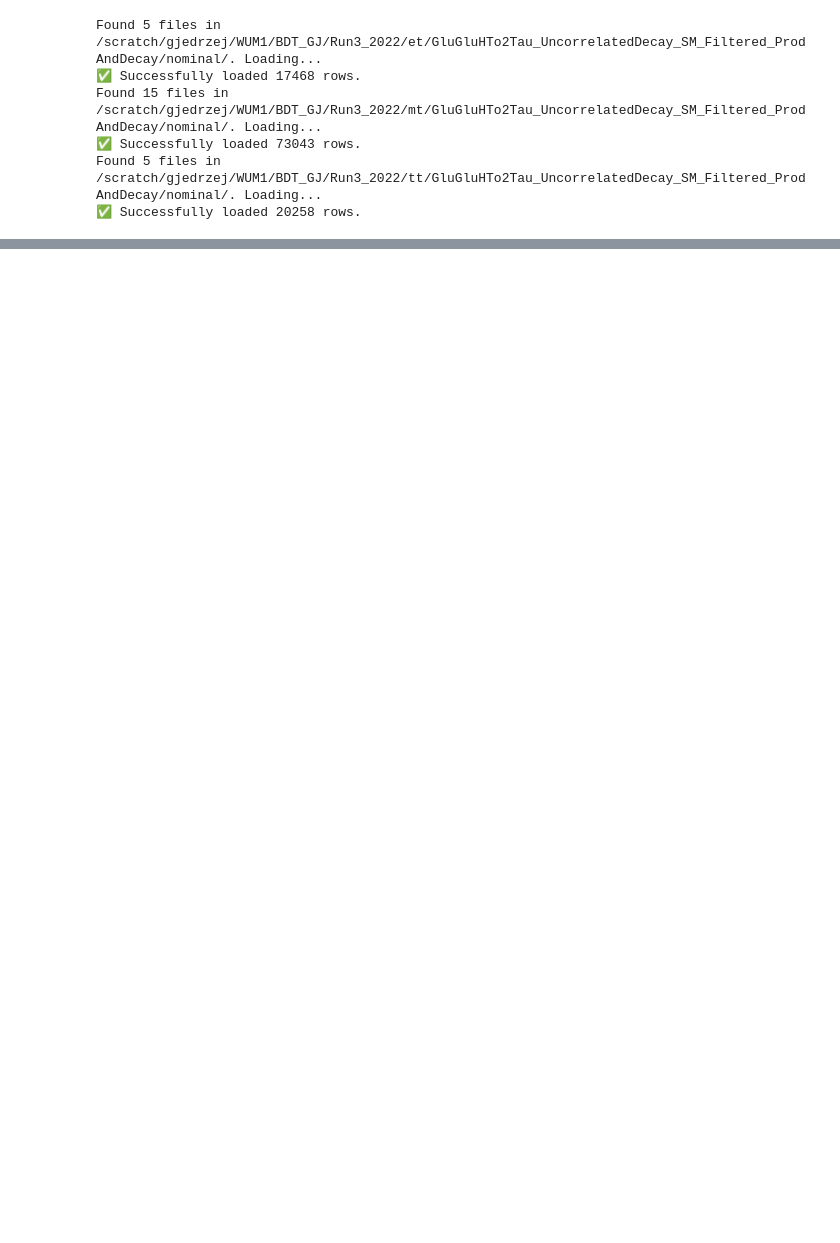
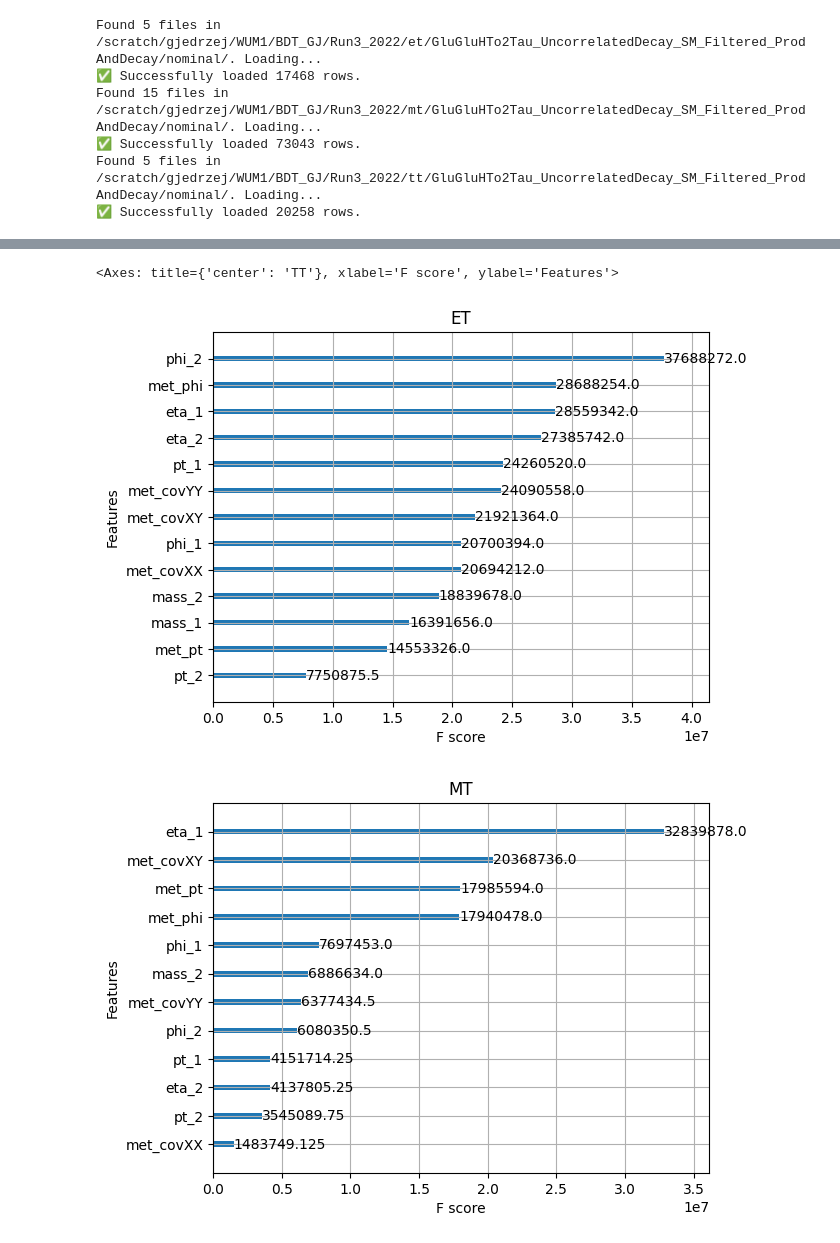
Before and after one commit to PasiekaFUW/Masters_Thesis, a Jupyter notebook: WUM1/BDT_GJ/GJProject.ipynb, the cells around one changed output, grey strips where cells are left out. Cells and saved outputs as stored; diff of their text form; code cells hidden in the pictures; blank space fills up the shorter version.

```diff
--- a/WUM1/BDT_GJ/GJProject.ipynb
+++ b/WUM1/BDT_GJ/GJProject.ipynb
@@ -60,0 +112,35 @@ df_et_filtered.head()
+# %%
+#XGBoost
+
+#inspect params for different outcomes
+model_et = xgb.XGBRegressor(
+    n_estimators=1000,
+    learning_rate=0.05,
+    max_depth=6,
+    tree_method='hist',
+    objective='reg:squarederror',
+    early_stopping_rounds=10
+)
+
+model_mt = xgb.XGBRegressor(
+    n_estimators=1000,
+    learning_rate=0.05,
+    max_depth=6,
+    tree_method='hist',
+    objective='reg:squarederror',
+    early_stopping_rounds=10
+)
+
+model_tt = xgb.XGBRegressor(
+    n_estimators=1000,
+    learning_rate=0.05,
+    max_depth=6,
+    tree_method='hist',
+    objective='reg:squarederror',
+    early_stopping_rounds=10
+)
+
+# Fit the model
+model_et.fit(X_train_et, y_train_et, eval_set=[(X_test_et, y_test_et)], verbose=100)
+model_mt.fit(X_train_mt, y_train_mt, eval_set=[(X_test_mt, y_test_mt)], verbose=100)
+model_tt.fit(X_train_tt, y_train_tt, eval_set=[(X_test_tt, y_test_tt)], verbose=100)
@@ -60,0 +204,9 @@ df_et_filtered.head()
+# %%
+# 'gain' shows which feature improves the pT prediction the most
+xgb.plot_importance(model_et, importance_type='gain', title='ET')
+xgb.plot_importance(model_mt, importance_type='gain', title='MT')
+xgb.plot_importance(model_tt, importance_type='gain', title='TT')
+# %% [output]
+<Axes: title={'center': 'TT'}, xlabel='F score', ylabel='Features'>
+[figure, added]
+[figure, added]
```
Also changed, not shown: parts of 10 cells of this notebook, 4 other files.
